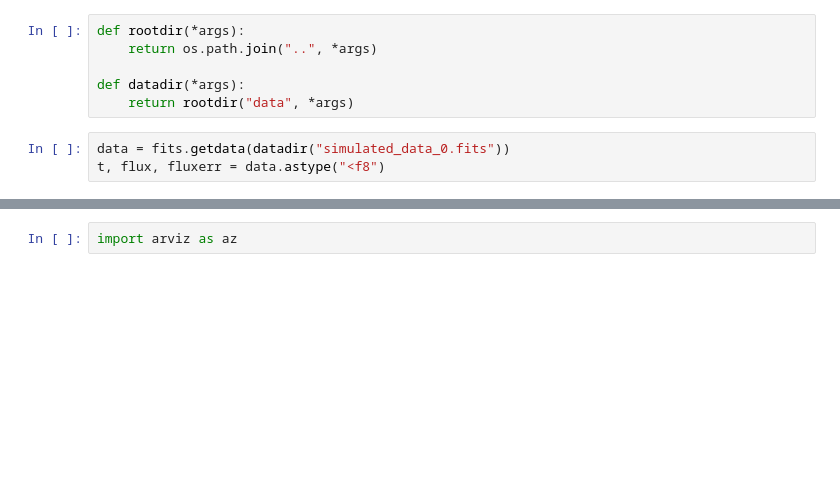
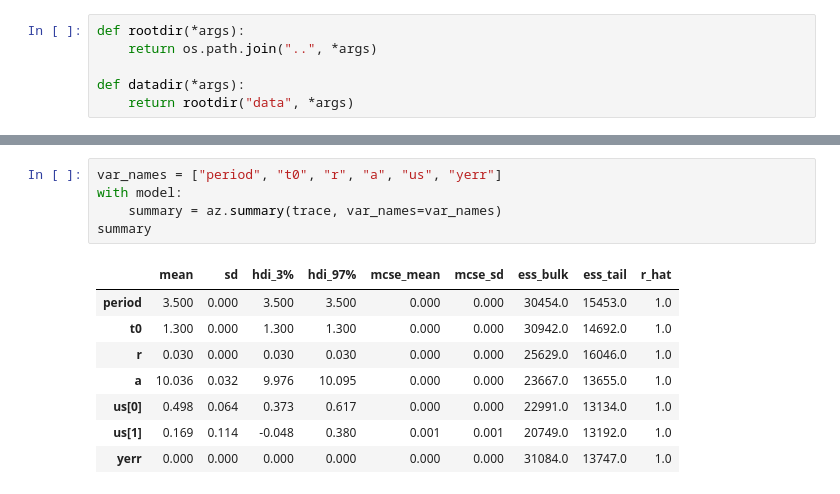
Before and after one commit to mileslucas/yeehaw, a Jupyter notebook: src/exoplanet.ipynb, the cells around one changed output, grey strips where cells are left out. Cells and saved outputs as stored; diff of their text form; blank space fills up the shorter version.

```diff
--- a/src/exoplanet.ipynb
+++ b/src/exoplanet.ipynb
@@ -12,7 +12,4 @@ def rootdir(*args):
 
 def datadir(*args):
     return rootdir("data", *args)
-# %%
-data = fits.getdata(datadir("simulated_data_0.fits"))
-t, flux, fluxerr = data.astype("<f8")
 # %%
@@ -78,4 +72,16 @@ The number of effective samples is smaller than 10% for some parameters.
-# %%
-import arviz as az
+# %%
+var_names = ["period", "t0", "r", "a", "us", "yerr"]
+with model:
+    summary = az.summary(trace, var_names=var_names)
+summary
+# %% [output]
+|  | mean | sd | hdi_3% | hdi_97% | mcse_mean | mcse_sd | ess_bulk | ess_tail | r_hat |
+| period | 3.500 | 0.000 | 3.500 | 3.500 | 0.000 | 0.000 | 30454.0 | 15453.0 | 1.0 |
+| t0 | 1.300 | 0.000 | 1.300 | 1.300 | 0.000 | 0.000 | 30942.0 | 14692.0 | 1.0 |
+| r | 0.030 | 0.000 | 0.030 | 0.030 | 0.000 | 0.000 | 25629.0 | 16046.0 | 1.0 |
+| a | 10.036 | 0.032 | 9.976 | 10.095 | 0.000 | 0.000 | 23667.0 | 13655.0 | 1.0 |
+| us[0] | 0.498 | 0.064 | 0.373 | 0.617 | 0.000 | 0.000 | 22991.0 | 13134.0 | 1.0 |
+| us[1] | 0.169 | 0.114 | -0.048 | 0.380 | 0.001 | 0.001 | 20749.0 | 13192.0 | 1.0 |
+| yerr | 0.000 | 0.000 | 0.000 | 0.000 | 0.000 | 0.000 | 31084.0 | 13747.0 | 1.0 |
 # %%
 with model:
```
Also changed, not shown: parts of 14 cells of this notebook, 1 other file.
